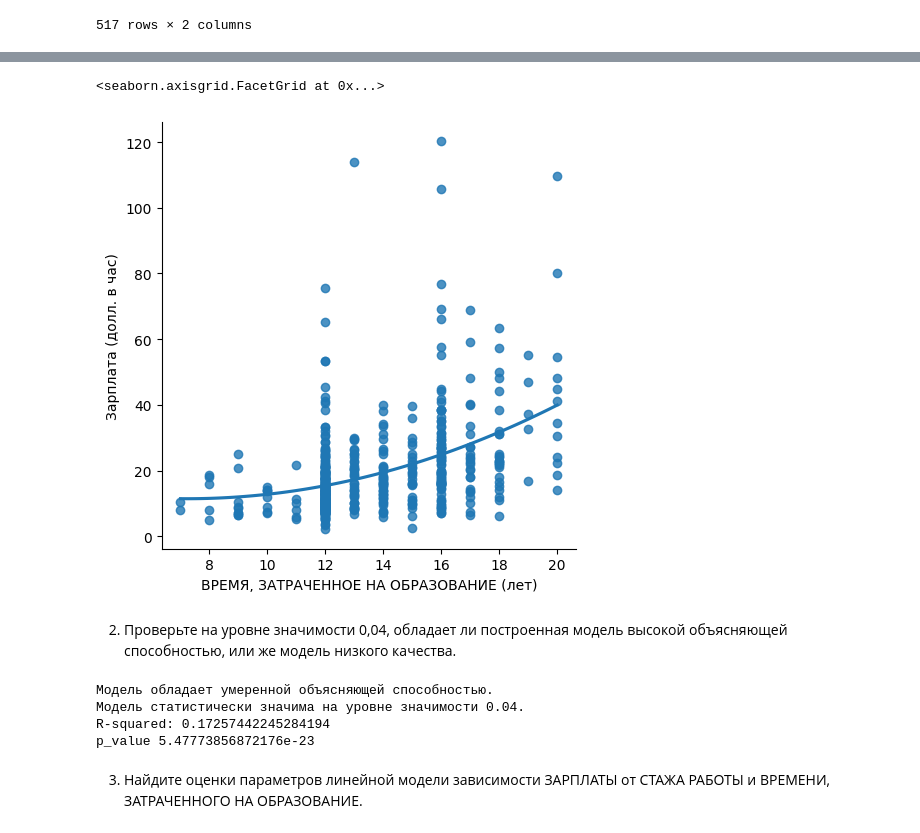
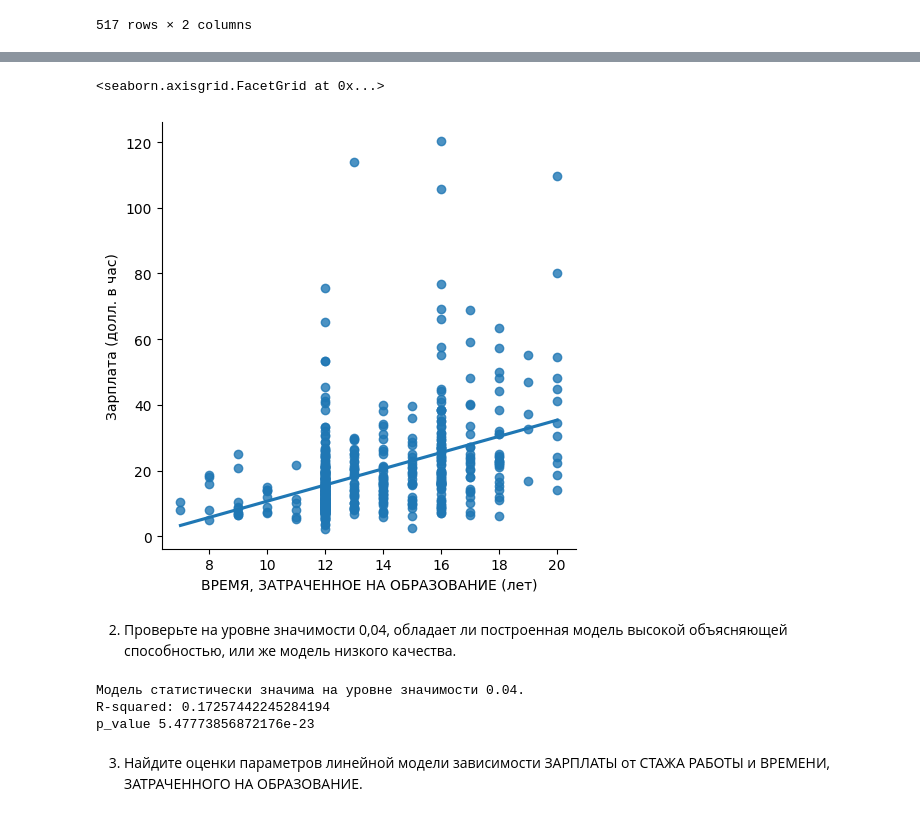
Before and after one commit to Nibuku/Stats_Analysis_, a Jupyter notebook: lab4_var5.ipynb, the cells around one changed output, grey strips where cells are left out. Saved outputs shown, nothing was run; the diff lists cells and outputs as text; code cells hidden in the pictures.

```diff
--- a/lab4_var5.ipynb
+++ b/lab4_var5.ipynb
@@ -94,10 +95,10 @@ Notes:
 
 [ 1.999 2.934] — 95% доверительный интервал для коэффициента. Это диапазон значений, в котором мы можем ожидать истинное значение коэффициента с 95% вероятностью.
 # %%
-sns.lmplot(x = "ВРЕМЯ, ЗАТРАЧЕННОЕ НА ОБРАЗОВАНИЕ (лет)", y = "Зарплата (долл. в час)", data = df, order = 2, ci = None)
+sns.lmplot(x = "ВРЕМЯ, ЗАТРАЧЕННОЕ НА ОБРАЗОВАНИЕ (лет)", y = "Зарплата (долл. в час)", data = df, order = 1, ci = None)
 # %% [output]
 <seaborn.axisgrid.FacetGrid at 0x...>
-[figure, old version]
+[figure, new version]
 # %% [markdown]
 2. Проверьте на уровне значимости 0,04, обладает ли построенная модель высокой
 объясняющей способностью, или же модель низкого качества.
@@ -106,14 +107,6 @@ alpha = 0.04  # Уровень значимости
 
 r_squared = model.rsquared
 f_p_value = model.f_pvalue
-# Проверяем объясняющую способность
-if r_squared < 0.1:
-    print("Модель обладает низкой объясняющей способностью.")
-if 0.1<= r_squared < 0.4:
-    print("Модель обладает умеренной объясняющей способностью.")
-if r_squared >= 0.4:
-    print("Модель обладает высокой объясняющей способностью.")
-
 # Проверяем значимость модели
 if f_p_value < alpha:
     print("Модель статистически значима на уровне значимости 0.04.")
@@ -124,7 +117,6 @@ else:
 print(f"R-squared: {r_squared}")
 print(f"p_value {f_p_value}")
 # %% [output]
-Модель обладает умеренной объясняющей способностью.
 Модель статистически значима на уровне значимости 0.04.
 R-squared: 0.17257442245284194
 p_value 5.47773856872176e-23
```
Also changed, not shown: parts of 26 cells of this notebook, 1 other file.
